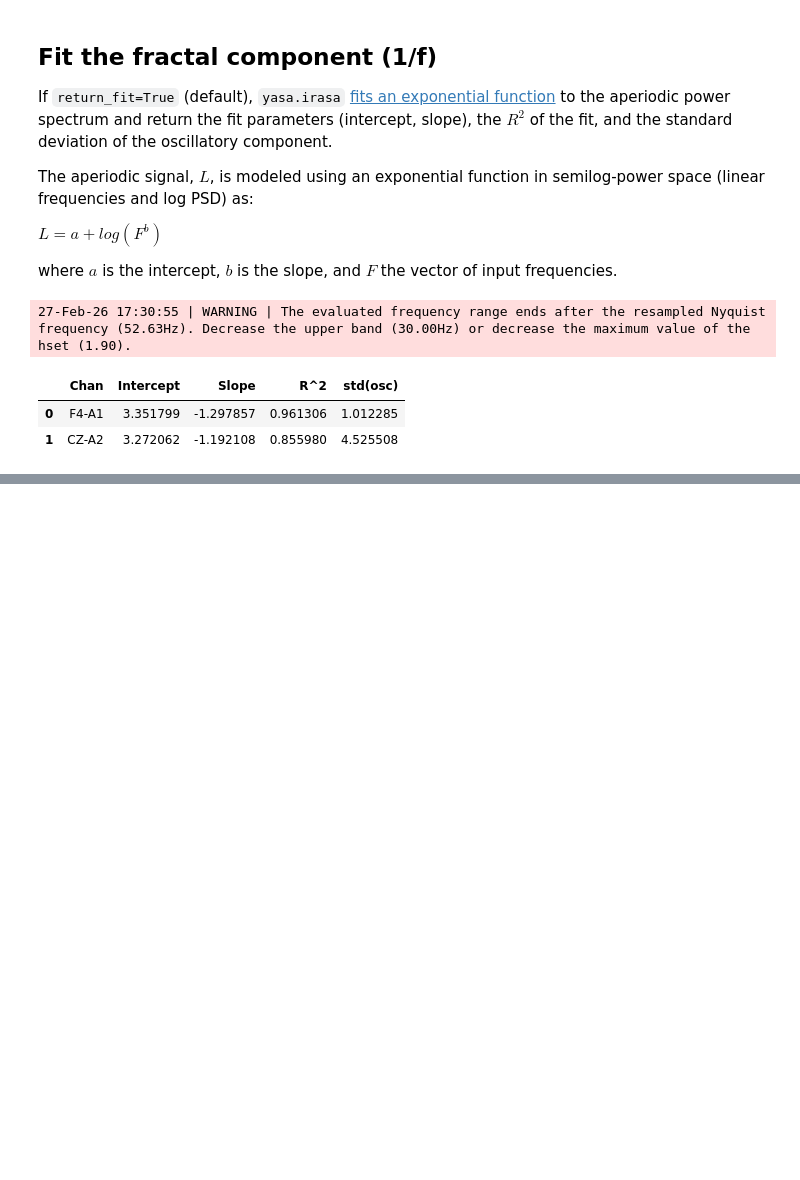
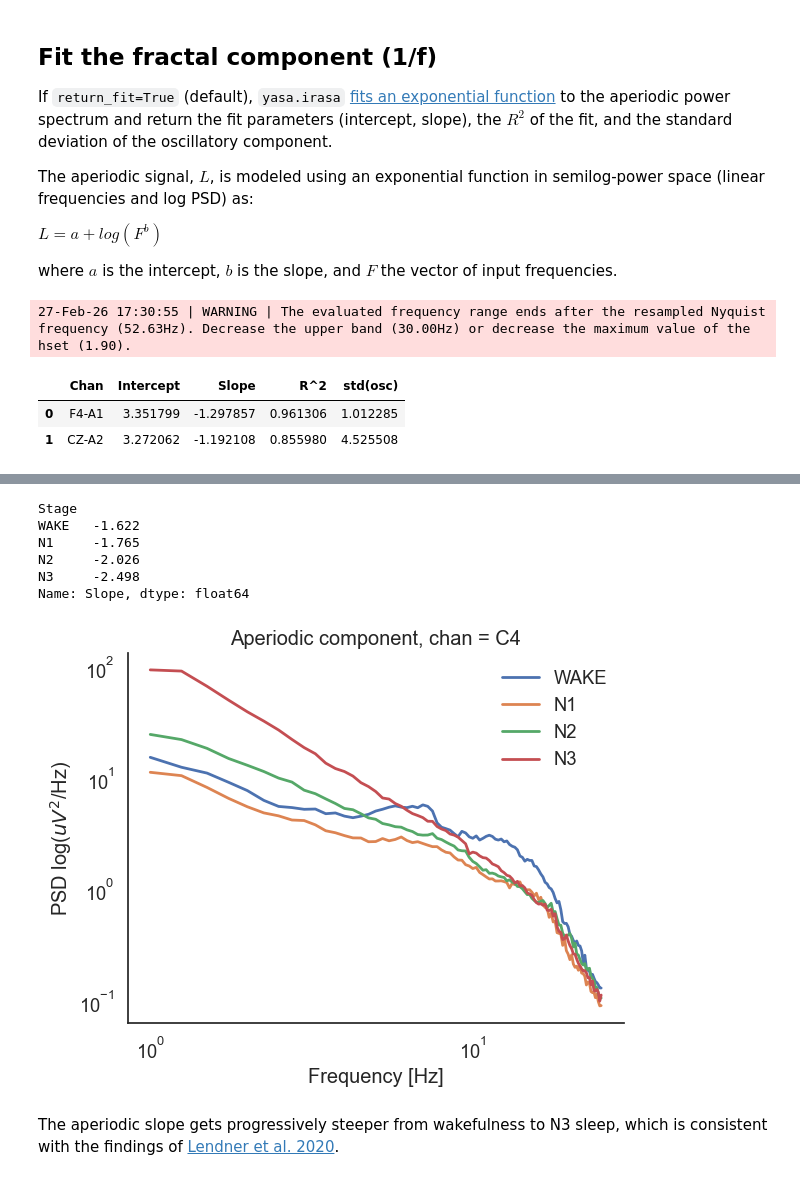
Before and after one commit to raphaelvallat/yasa, a Jupyter notebook: notebooks/09_IRASA.ipynb, the cells around one changed output, grey strips where cells are left out. Saved outputs shown, nothing was run; the diff lists cells and outputs as text; code cells hidden in the pictures; blank space fills up the shorter version.

```diff
--- a/notebooks/09_IRASA.ipynb
+++ b/notebooks/09_IRASA.ipynb
@@ -155,0 +162,8 @@ fit_params
+# %%
+# Load the EEG data and the hypnogram
+raw_sleep = mne.io.read_raw_fif(yasa.fetch_sample('sub-02_mne_raw.fif'), preload=True, verbose=0)
+raw_sleep.pick('eeg')
+hypno = np.loadtxt(yasa.fetch_sample('sub-02_hypno_30s.txt'), dtype=str)
+hyp = yasa.Hypnogram(hypno, freq='30s')
+print(raw_sleep.ch_names, raw_sleep.info['sfreq'], 'Hz')
+hyp.hypno.value_counts()
@@ -155,0 +183,6 @@ fit_params
+# %%
+freqs, psd_aperiodic, psd_osc, fit_params = yasa.irasa(
+    raw_sleep, band=(1, 25), hypno=hyp, include=['WAKE', 'N1', 'N2', 'N3', 'REM']
+)
+print(psd_aperiodic.keys(), psd_aperiodic['N3'].shape)
+fit_params.round(3)
@@ -155,0 +209,26 @@ fit_params
+# %%
+# Average slope across channels, for each sleep stage
+fit_params.groupby('Stage', sort=False)['Slope'].mean().round(3)
+# %% [output]
+Stage
+WAKE   -1.622
+N1     -1.765
+N2     -2.026
+N3     -2.498
+Name: Slope, dtype: float64
+# %%
+# Plot the aperiodic component of each sleep stage on a log-log scale, for channel C4
+idx_chan = raw_sleep.ch_names.index('C4')
+for stage, psd_ap in psd_aperiodic.items():
+    plt.plot(freqs, psd_ap[idx_chan], lw=2, label=stage)
+plt.xscale('log')
+plt.yscale('log')
+plt.legend(frameon=False)
+sns.despine()
+plt.title('Aperiodic component, chan = C4')
+plt.xlabel('Frequency [Hz]')
+plt.ylabel('PSD log($uV^2$/Hz)');
+# %% [output]
+[figure, added]
+# %% [markdown]
+The aperiodic slope gets progressively steeper from wakefulness to N3 sleep, which is consistent with the findings of [Lendner et al. 2020](https://doi.org/10.7554/eLife.55092).
```
Also changed, not shown: parts of 6 cells of this notebook, 2 other files.
